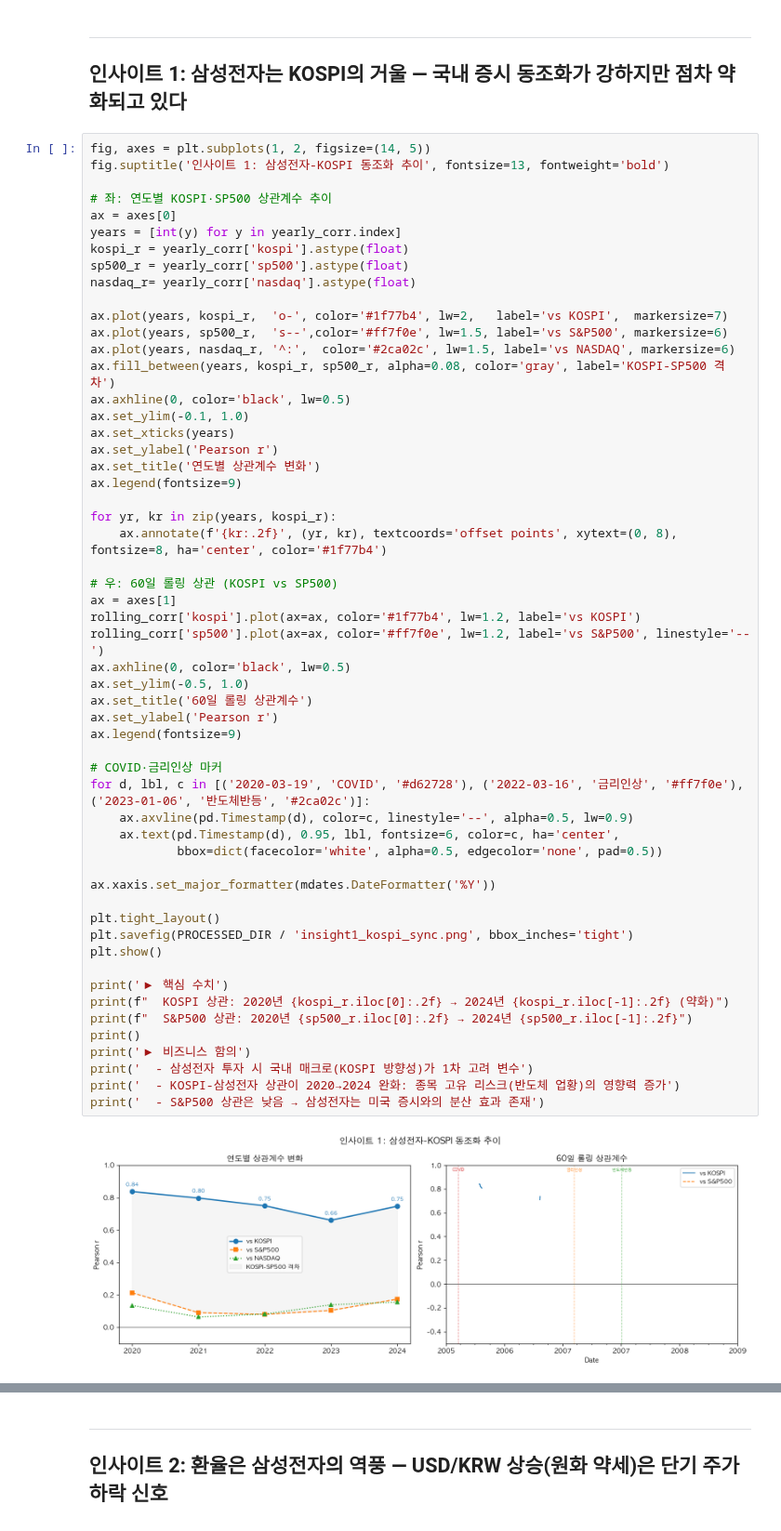
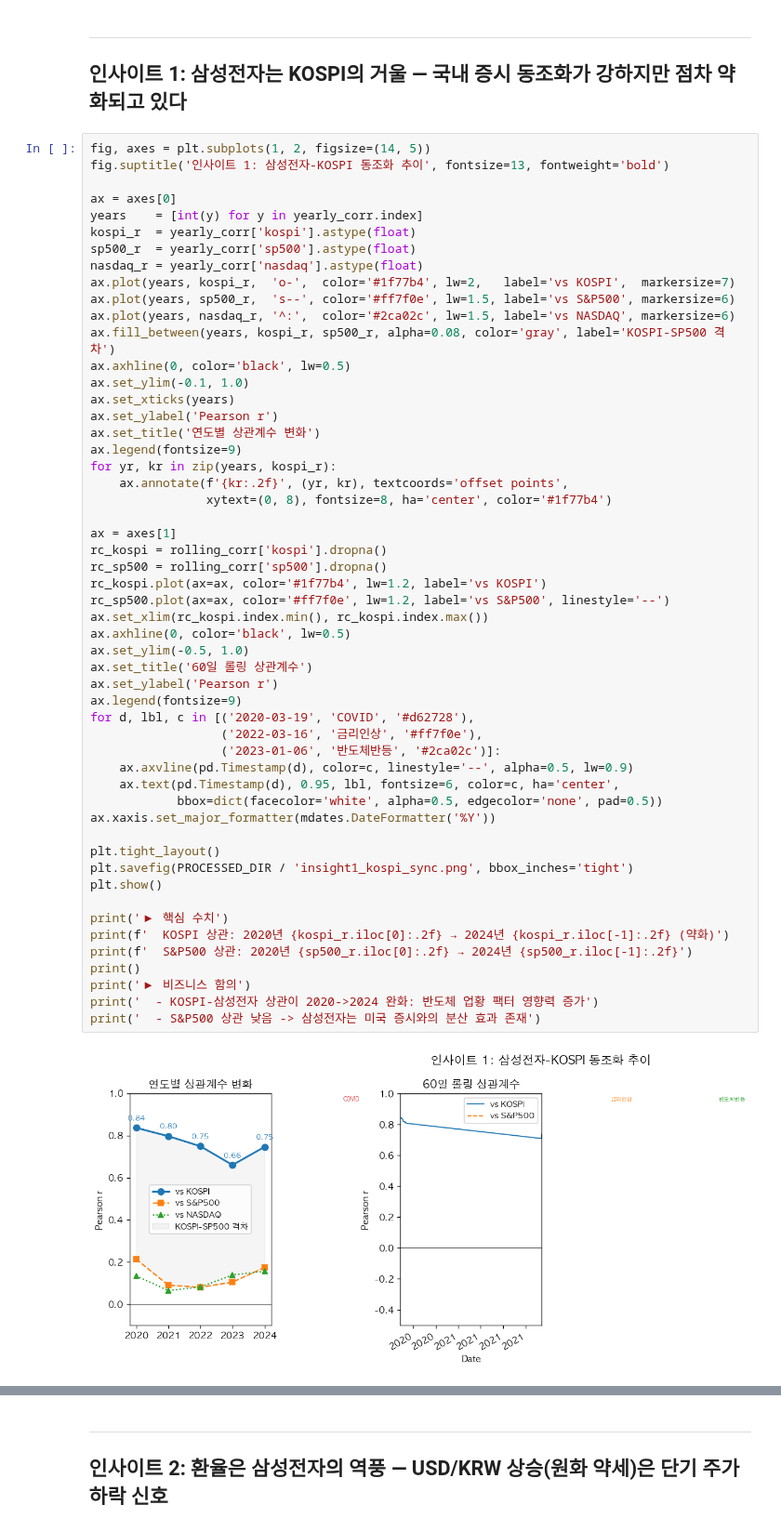
Before and after one commit to jinjintaek/korean-stock-external-factors-eda, a Jupyter notebook: notebooks/03_insights.ipynb, the cells around one changed output, grey strips where cells are left out. Shown at 93% size. Cells and saved outputs as stored; diff of their text form.

```diff
--- a/notebooks/03_insights.ipynb
+++ b/notebooks/03_insights.ipynb
@@ -39,59 +39,57 @@ print('데이터 로드 완료')
 fig, axes = plt.subplots(1, 2, figsize=(14, 5))
 fig.suptitle('인사이트 1: 삼성전자-KOSPI 동조화 추이', fontsize=13, fontweight='bold')
 
-# 좌: 연도별 KOSPI·SP500 상관계수 추이
 ax = axes[0]
-years = [int(y) for y in yearly_corr.index]
-kospi_r = yearly_corr['kospi'].astype(float)
-sp500_r = yearly_corr['sp500'].astype(float)
-nasdaq_r= yearly_corr['nasdaq'].astype(float)
-
-ax.plot(years, kospi_r,  'o-', color='#1f77b4', lw=2,   label='vs KOSPI',  markersize=7)
-ax.plot(years, sp500_r,  's--',color='#ff7f0e', lw=1.5, label='vs S&P500', markersize=6)
+years    = [int(y) for y in yearly_corr.index]
+kospi_r  = yearly_corr['kospi'].astype(float)
+sp500_r  = yearly_corr['sp500'].astype(float)
+nasdaq_r = yearly_corr['nasdaq'].astype(float)
+ax.plot(years, kospi_r,  'o-',  color='#1f77b4', lw=2,   label='vs KOSPI',  markersize=7)
+ax.plot(years, sp500_r,  's--', color='#ff7f0e', lw=1.5, label='vs S&P500', markersize=6)
 ax.plot(years, nasdaq_r, '^:',  color='#2ca02c', lw=1.5, label='vs NASDAQ', markersize=6)
 ax.fill_between(years, kospi_r, sp500_r, alpha=0.08, color='gray', label='KOSPI-SP500 격차')
 ax.axhline(0, color='black', lw=0.5)
 ax.set_ylim(-0.1, 1.0)
 ax.set_xticks(years)
 ax.set_ylabel('Pearson r')
 ax.set_title('연도별 상관계수 변화')
 ax.legend(fontsize=9)
+for yr, kr in zip(years, kospi_r):
+    ax.annotate(f'{kr:.2f}', (yr, kr), textcoords='offset points',
+                xytext=(0, 8), fontsize=8, ha='center', color='#1f77b4')
 
-for yr, kr in zip(years, kospi_r):
-    ax.annotate(f'{kr:.2f}', (yr, kr), textcoords='offset points', xytext=(0, 8), fontsize=8, ha='center', color='#1f77b4')
-
-# 우: 60일 롤링 상관 (KOSPI vs SP500)
 ax = axes[1]
-rolling_corr['kospi'].plot(ax=ax, color='#1f77b4', lw=1.2, label='vs KOSPI')
-rolling_corr['sp500'].plot(ax=ax, color='#ff7f0e', lw=1.2, label='vs S&P500', linestyle='--')
+rc_kospi = rolling_corr['kospi'].dropna()
+rc_sp500 = rolling_corr['sp500'].dropna()
+rc_kospi.plot(ax=ax, color='#1f77b4', lw=1.2, label='vs KOSPI')
+rc_sp500.plot(ax=ax, color='#ff7f0e', lw=1.2, label='vs S&P500', linestyle='--')
+ax.set_xlim(rc_kospi.index.min(), rc_kospi.index.max())
 ax.axhline(0, color='black', lw=0.5)
 ax.set_ylim(-0.5, 1.0)
 ax.set_title('60일 롤링 상관계수')
 ax.set_ylabel('Pearson r')
 ax.legend(fontsize=9)
-
-# COVID·금리인상 마커
-for d, lbl, c in [('2020-03-19', 'COVID', '#d62728'), ('2022-03-16', '금리인상', '#ff7f0e'), ('2023-01-06', '반도체반등', '#2ca02c')]:
+for d, lbl, c in [('2020-03-19', 'COVID', '#d62728'),
+                  ('2022-03-16', '금리인상', '#ff7f0e'),
+                  ('2023-01-06', '반도체반등', '#2ca02c')]:
     ax.axvline(pd.Timestamp(d), color=c, linestyle='--', alpha=0.5, lw=0.9)
     ax.text(pd.Timestamp(d), 0.95, lbl, fontsize=6, color=c, ha='center',
             bbox=dict(facecolor='white', alpha=0.5, edgecolor='none', pad=0.5))
-
 ax.xaxis.set_major_formatter(mdates.DateFormatter('%Y'))
 
 plt.tight_layout()
 plt.savefig(PROCESSED_DIR / 'insight1_kospi_sync.png', bbox_inches='tight')
 plt.show()
 
 print('▶ 핵심 수치')
-print(f"  KOSPI 상관: 2020년 {kospi_r.iloc[0]:.2f} → 2024년 {kospi_r.iloc[-1]:.2f} (약화)")
-print(f"  S&P500 상관: 2020년 {sp500_r.iloc[0]:.2f} → 2024년 {sp500_r.iloc[-1]:.2f}")
+print(f'  KOSPI 상관: 2020년 {kospi_r.iloc[0]:.2f} → 2024년 {kospi_r.iloc[-1]:.2f} (약화)')
+print(f'  S&P500 상관: 2020년 {sp500_r.iloc[0]:.2f} → 2024년 {sp500_r.iloc[-1]:.2f}')
 print()
 print('▶ 비즈니스 함의')
-print('  - 삼성전자 투자 시 국내 매크로(KOSPI 방향성)가 1차 고려 변수')
-print('  - KOSPI-삼성전자 상관이 2020→2024 완화: 종목 고유 리스크(반도체 업황)의 영향력 증가')
-print('  - S&P500 상관은 낮음 → 삼성전자는 미국 증시와의 분산 효과 존재')
+print('  - KOSPI-삼성전자 상관이 2020->2024 완화: 반도체 업황 팩터 영향력 증가')
+print('  - S&P500 상관 낮음 -> 삼성전자는 미국 증시와의 분산 효과 존재')
 # %% [output]
-[figure, old version]
+[figure, new version]
 ▶ 핵심 수치
   KOSPI 상관: 2020년 0.84 → 2024년 0.75 (약화)
   S&P500 상관: 2020년 0.21 → 2024년 0.17
```
Also changed, not shown: parts of 3 cells of this notebook, 8 other files.
